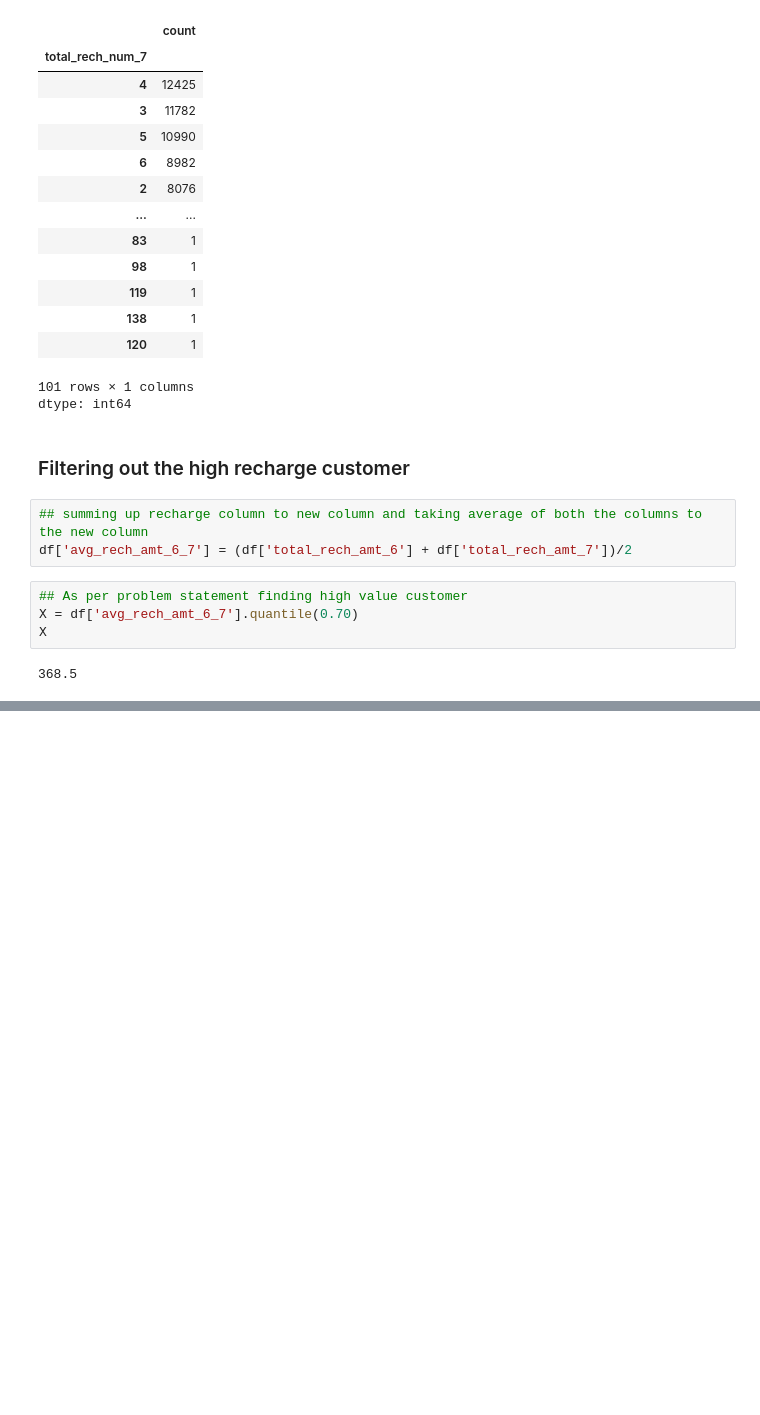
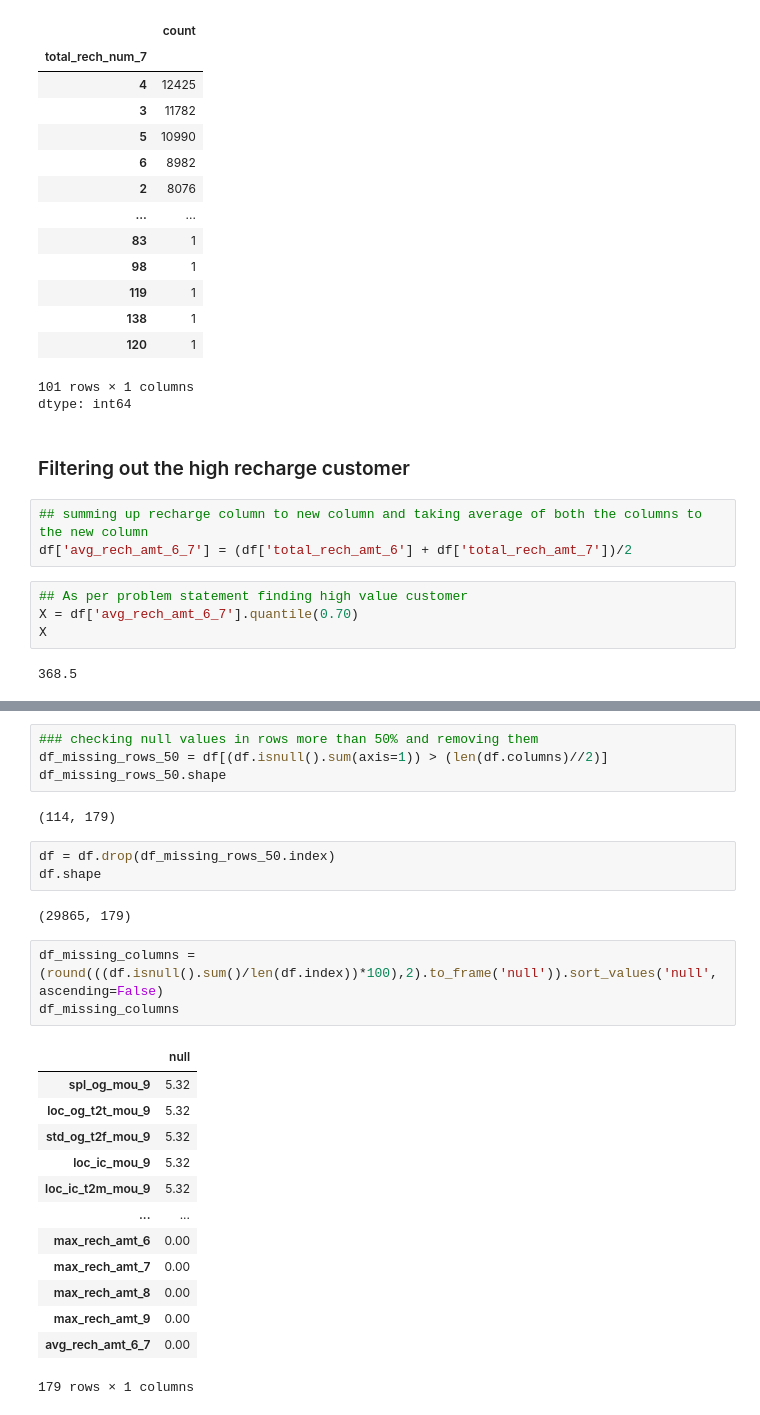
Before and after one commit to bunnynoddy14/Telecom-Churn-UpGrade, a Jupyter notebook: Telecom_churn_Case_study.ipynb, the cells around one changed output, grey strips where cells are left out. Drawn from its saved outputs; the diff is of its cells as text; blank space fills up the shorter version.

```diff
--- a/Telecom_churn_Case_study.ipynb
+++ b/Telecom_churn_Case_study.ipynb
@@ -154,2 +154,30 @@ df1.shape
 # %% [output]
 (29979, 179)
+# %%
+### checking null values in rows more than 50% and removing them
+df_missing_rows_50 = df[(df.isnull().sum(axis=1)) > (len(df.columns)//2)]
+df_missing_rows_50.shape
+# %% [output]
+(114, 179)
+# %%
+df = df.drop(df_missing_rows_50.index)
+df.shape
+# %% [output]
+(29865, 179)
+# %%
+df_missing_columns = (round(((df.isnull().sum()/len(df.index))*100),2).to_frame('null')).sort_values('null', ascending=False)
+df_missing_columns
+# %% [output]
+|  | null |
+| spl_og_mou_9 | 5.32 |
+| loc_og_t2t_mou_9 | 5.32 |
+| std_og_t2f_mou_9 | 5.32 |
+| loc_ic_mou_9 | 5.32 |
+| loc_ic_t2m_mou_9 | 5.32 |
+| ... | ... |
+| max_rech_amt_6 | 0.00 |
+| max_rech_amt_7 | 0.00 |
+| max_rech_amt_8 | 0.00 |
+| max_rech_amt_9 | 0.00 |
+| avg_rech_amt_6_7 | 0.00 |
+179 rows × 1 columns
```
Also changed, not shown: parts of 20 cells of this notebook.
